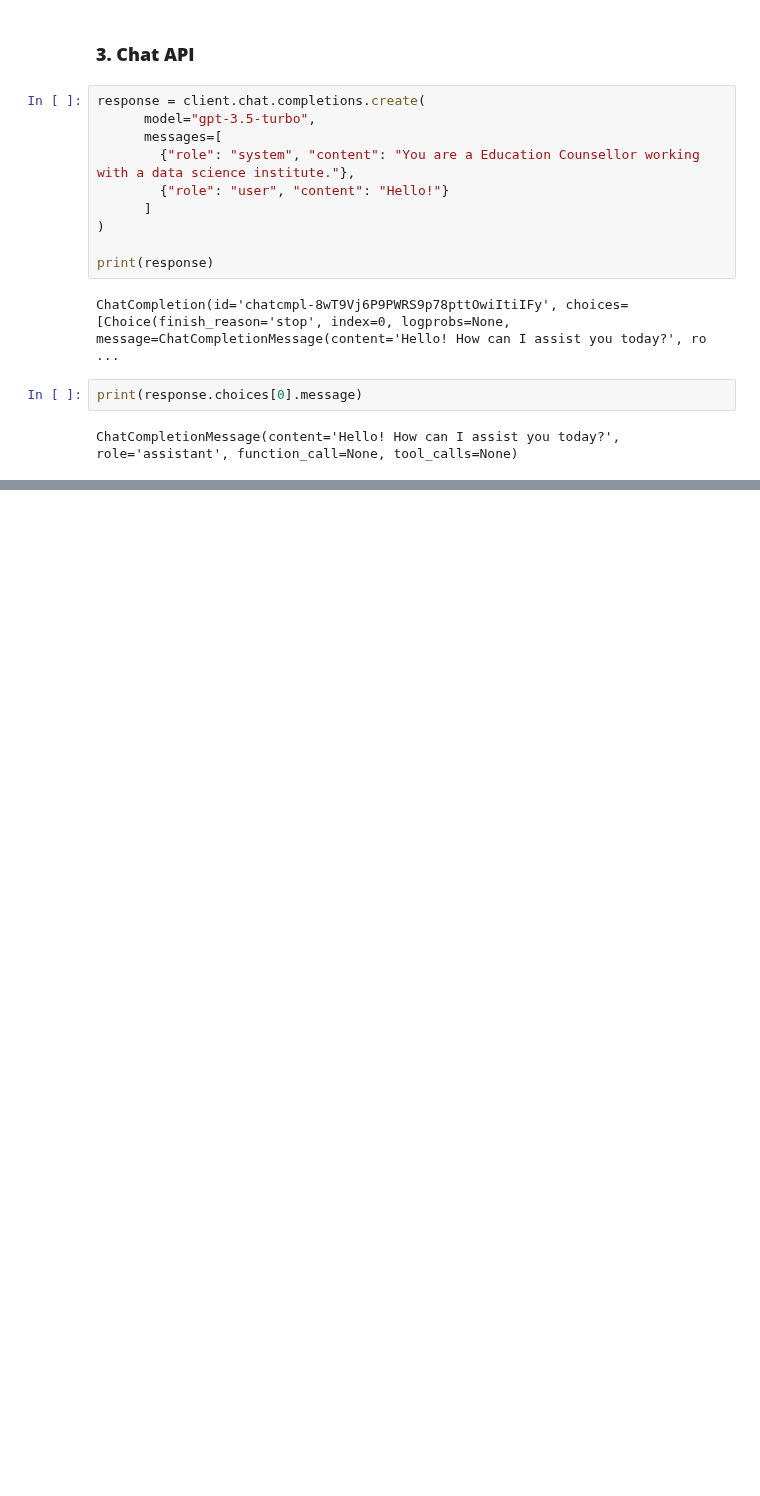
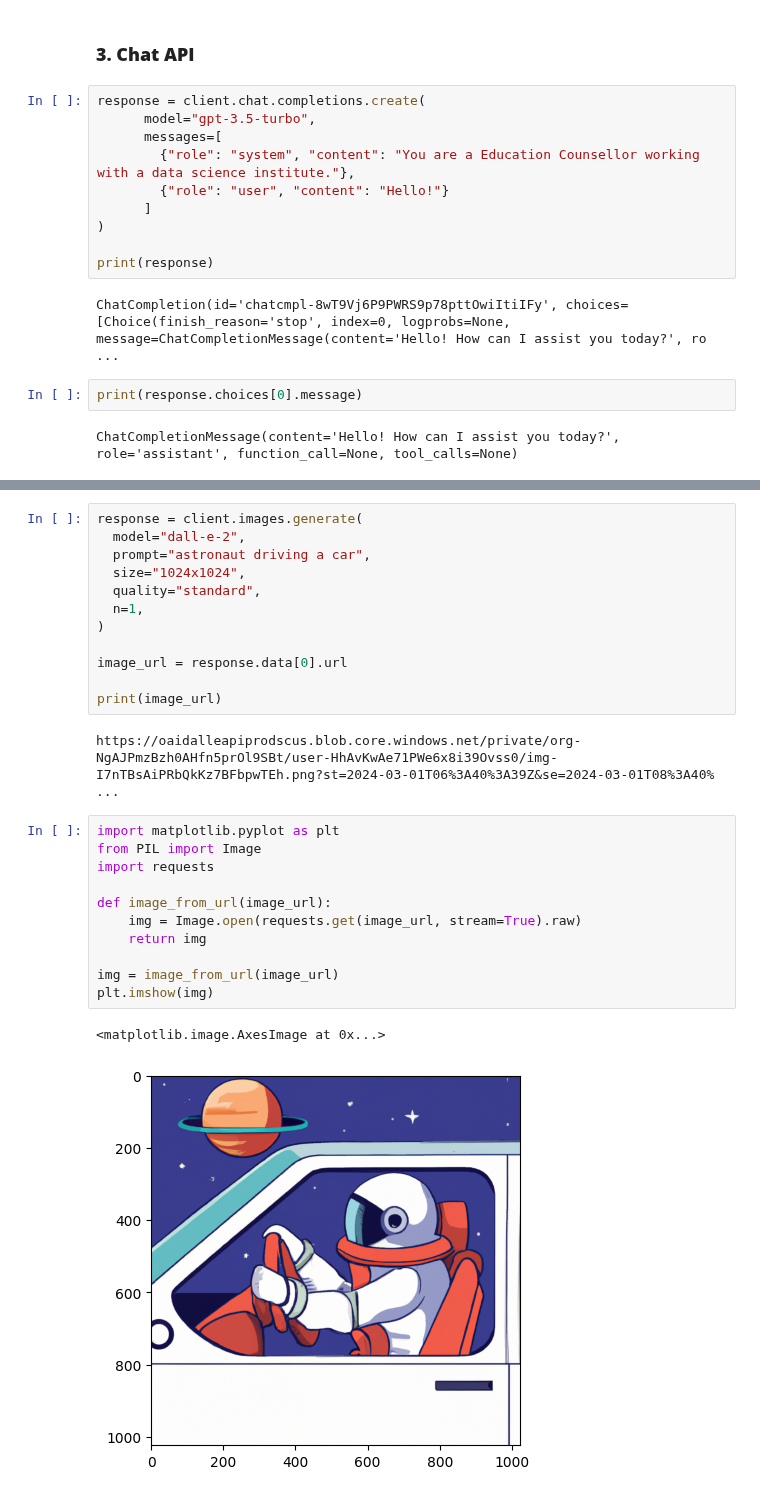
Before and after one commit to bansalkanav/Ultimate-Data-Science-Toolkit---From-Python-Basics-to-GenerativeAI, a Jupyter notebook: Module 9 - GenAI (LLMs and Prompt Engineering)/4. Handson OpenAI/Handson OpenAI.ipynb, the cells around one changed output, grey strips where cells are left out. Drawn from its saved outputs; the diff is of its cells as text; blank space fills up the shorter version.

```diff
--- a/Module 9 - GenAI (LLMs and Prompt Engineering)/4. Handson OpenAI/Handson OpenAI.ipynb
+++ b/Module 9 - GenAI (LLMs and Prompt Engineering)/4. Handson OpenAI/Handson OpenAI.ipynb
@@ -130,0 +145,28 @@ ChatCompletionMessage(content='Hello! How can I assist you today?', role='assist
+# %%
+response = client.images.generate(
+  model="dall-e-2",
+  prompt="astronaut driving a car",
+  size="1024x1024",
+  quality="standard",
+  n=1,
+)
+
+image_url = response.data[0].url
+
+print(image_url)
+# %% [output]
+https://oaidalleapiprodscus.blob.core.windows.net/private/org-NgAJPmzBzh0AHfn5prOl9SBt/user-HhAvKwAe71PWe6x8i39Ovss0/img-I7nTBsAiPRbQkKz7BFbpwTEh.png?st=2024-03-01T06%3A40%3A39Z&se=2024-03-01T08%3A40% ...
+# %%
+import matplotlib.pyplot as plt
+from PIL import Image
+import requests
+
+def image_from_url(image_url):
+    img = Image.open(requests.get(image_url, stream=True).raw)
+    return img
+
+img = image_from_url(image_url)
+plt.imshow(img)
+# %% [output]
+<matplotlib.image.AxesImage at 0x...>
+[figure, added]
```
Also changed, not shown: parts of 9 cells of this notebook.
